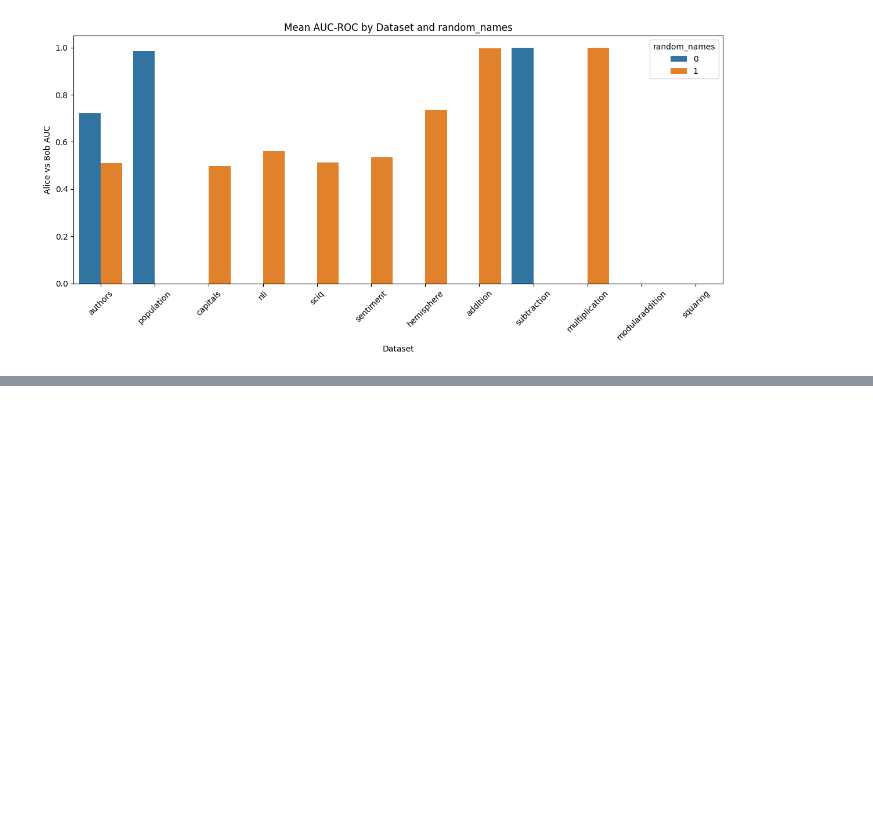
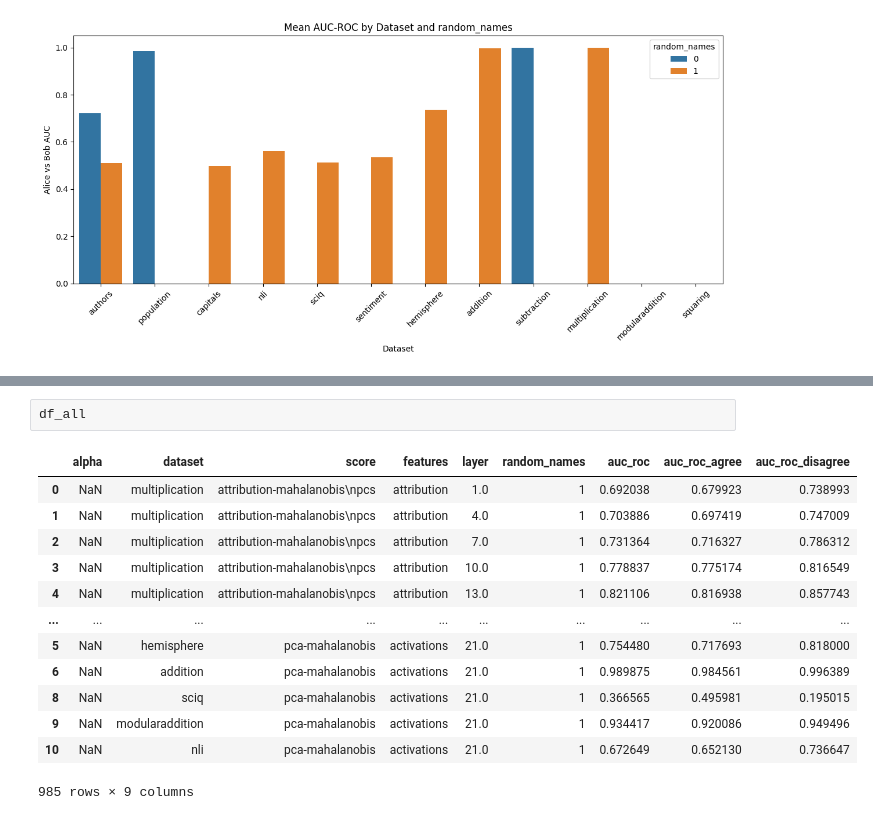
Before and after one commit to EleutherAI/cupbearer, a Jupyter notebook: notebooks/plot_results.ipynb, the cells around one changed output, grey strips where cells are left out. Saved outputs shown, nothing was run; the diff lists cells and outputs as text; blank space fills up the shorter version.

```diff
--- a/notebooks/plot_results.ipynb
+++ b/notebooks/plot_results.ipynb
@@ -301,0 +304,16 @@ df[df['layer'] < 0]
+# %%
+df_all
+# %% [output]
+|  | alpha | dataset | score | features | layer | random_names | auc_roc | auc_roc_agree | auc_roc_disagree |
+| 0 | NaN | multiplication | attribution-mahalanobis\npcs | attribution | 1.0 | 1 | 0.692038 | 0.679923 | 0.738993 |
+| 1 | NaN | multiplication | attribution-mahalanobis\npcs | attribution | 4.0 | 1 | 0.703886 | 0.697419 | 0.747009 |
+| 2 | NaN | multiplication | attribution-mahalanobis\npcs | attribution | 7.0 | 1 | 0.731364 | 0.716327 | 0.786312 |
+| 3 | NaN | multiplication | attribution-mahalanobis\npcs | attribution | 10.0 | 1 | 0.778837 | 0.775174 | 0.816549 |
+| 4 | NaN | multiplication | attribution-mahalanobis\npcs | attribution | 13.0 | 1 | 0.821106 | 0.816938 | 0.857743 |
+| ... | ... | ... | ... | ... | ... | ... | ... | ... | ... |
+| 5 | NaN | hemisphere | pca-mahalanobis | activations | 21.0 | 1 | 0.754480 | 0.717693 | 0.818000 |
+| 6 | NaN | addition | pca-mahalanobis | activations | 21.0 | 1 | 0.989875 | 0.984561 | 0.996389 |
+| 8 | NaN | sciq | pca-mahalanobis | activations | 21.0 | 1 | 0.366565 | 0.495981 | 0.195015 |
+| 9 | NaN | modularaddition | pca-mahalanobis | activations | 21.0 | 1 | 0.934417 | 0.920086 | 0.949496 |
+| 10 | NaN | nli | pca-mahalanobis | activations | 21.0 | 1 | 0.672649 | 0.652130 | 0.736647 |
+985 rows × 9 columns
```
Also changed, not shown: parts of 12 cells of this notebook, 1 other file.
